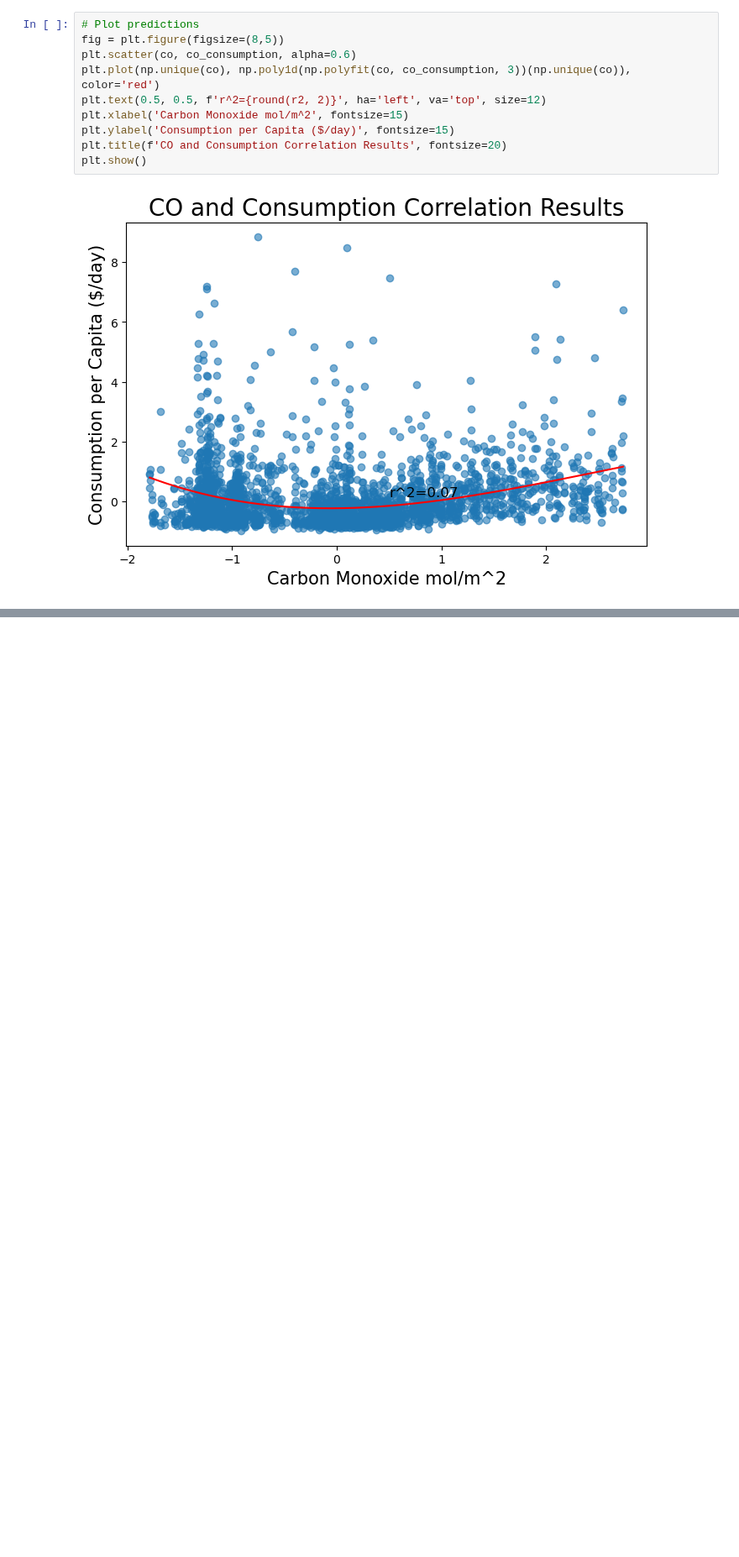
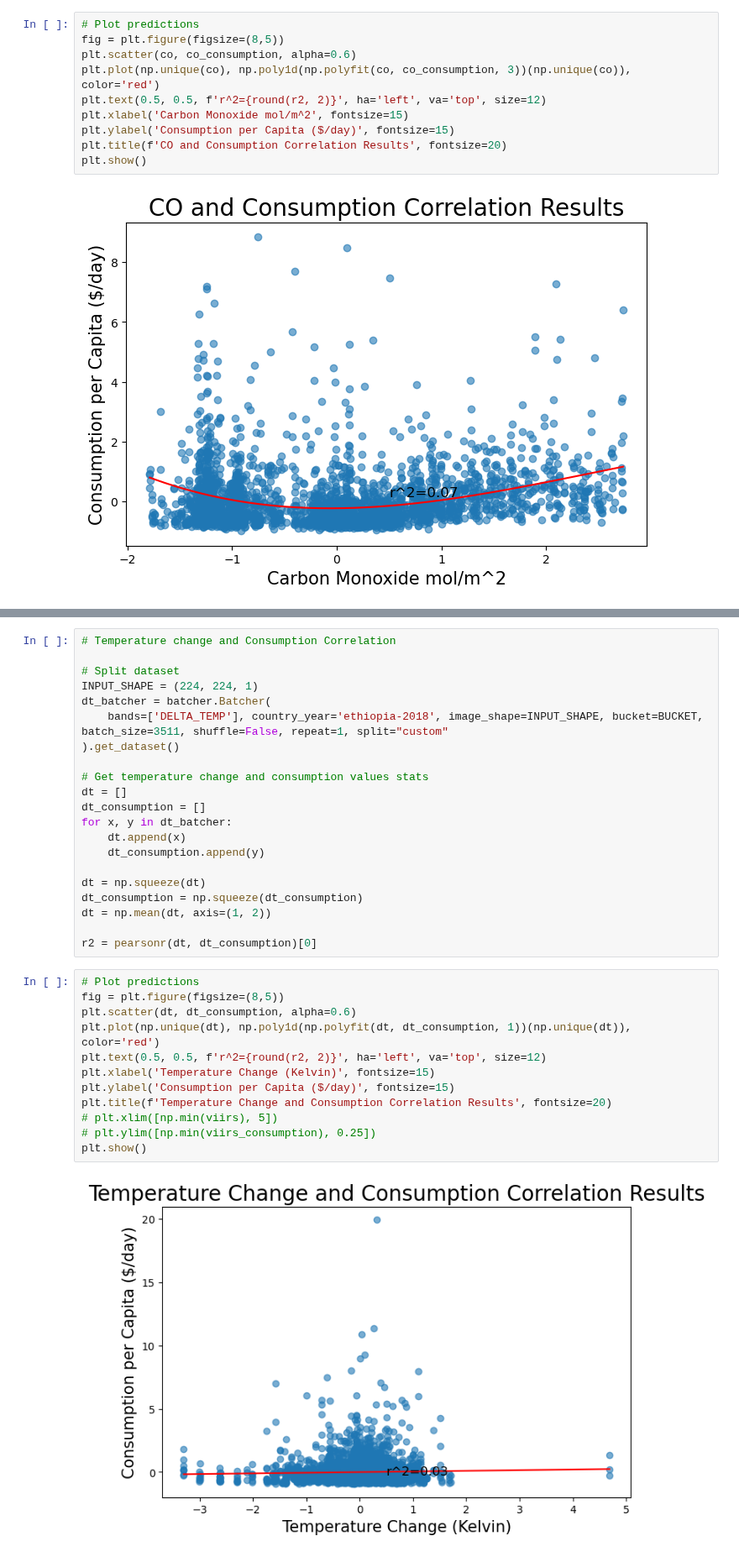
Before and after one commit to omshah2006/Predicting-Poverty-Ethiopia, a Jupyter notebook: data_analysis/correlations.ipynb, the cells around one changed output, grey strips where cells are left out. Shown at 84% size. Drawn from its saved outputs; the diff is of its cells as text; blank space fills up the shorter version.

```diff
--- a/data_analysis/correlations.ipynb
+++ b/data_analysis/correlations.ipynb
@@ -84,3 +84,38 @@ plt.title(f'Nightlights and Consumption Correlation Results', fontsize=20)
 plt.show()
 # %% [output]
 [figure]
+# %%
+# Temperature change and Consumption Correlation
+
+# Split dataset
+INPUT_SHAPE = (224, 224, 1)
+dt_batcher = batcher.Batcher(
+    bands=['DELTA_TEMP'], country_year='ethiopia-2018', image_shape=INPUT_SHAPE, bucket=BUCKET, batch_size=3511, shuffle=False, repeat=1, split="custom"
+).get_dataset()
+
+# Get temperature change and consumption values stats
+dt = []
+dt_consumption = []
+for x, y in dt_batcher:
+    dt.append(x)
+    dt_consumption.append(y)
+
+dt = np.squeeze(dt)
+dt_consumption = np.squeeze(dt_consumption)
+dt = np.mean(dt, axis=(1, 2))
+
+r2 = pearsonr(dt, dt_consumption)[0]
+# %%
+# Plot predictions
+fig = plt.figure(figsize=(8,5))
+plt.scatter(dt, dt_consumption, alpha=0.6)
+plt.plot(np.unique(dt), np.poly1d(np.polyfit(dt, dt_consumption, 1))(np.unique(dt)), color='red')
+plt.text(0.5, 0.5, f'r^2={round(r2, 2)}', ha='left', va='top', size=12)
+plt.xlabel('Temperature Change (Kelvin)', fontsize=15)
+plt.ylabel('Consumption per Capita ($/day)', fontsize=15)
+plt.title(f'Temperature Change and Consumption Correlation Results', fontsize=20)
+# plt.xlim([np.min(viirs), 5])
+# plt.ylim([np.min(viirs_consumption), 0.25])
+plt.show()
+# %% [output]
+[figure, added]
```
Also changed, not shown: parts of 2 cells of this notebook, 5 other files.
